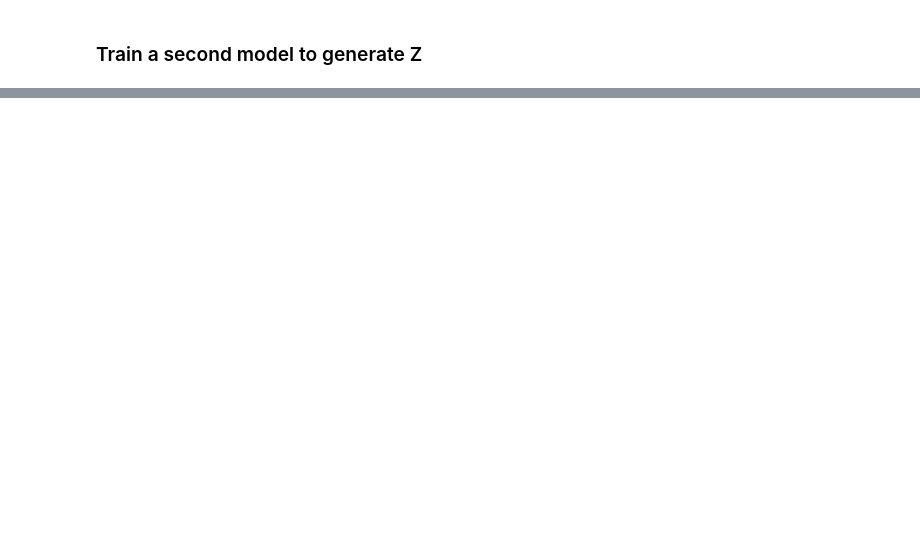
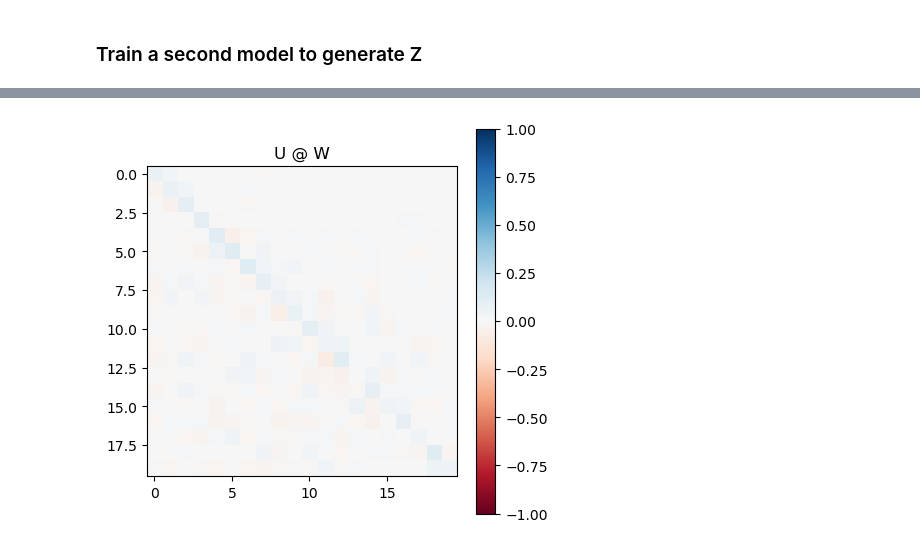
Before and after one commit to andrewZimnik/basal_ganglia, a Jupyter notebook: scripts/multiSpeedCyclingModel.ipynb, the cells around one changed output, grey strips where cells are left out. Cells and saved outputs as stored; diff of their text form; code cells hidden in the pictures; blank space fills up the shorter version.

```diff
--- a/scripts/multiSpeedCyclingModel.ipynb
+++ b/scripts/multiSpeedCyclingModel.ipynb
@@ -1408,0 +421,13 @@ plt.legend();
+# %%
+##  how orthogonal are U and W? ##
+
+# normalize columns of W and (rows of) U to unity
+W_norm = W / np.linalg.norm(W,axis=0)
+U_norm = (U.T / np.linalg.norm(U.T,axis=0)).T
+
+# calculate product of U and W
+plt.figure(figsize=(5,5))
+plt.imshow(U_norm@W_norm,cmap='RdBu',vmin=-1,vmax=1);plt.colorbar();
+plt.title('U @ W');
+# %% [output]
+[figure, added]
```
Also changed, not shown: parts of 63 cells of this notebook, 5 other files.
